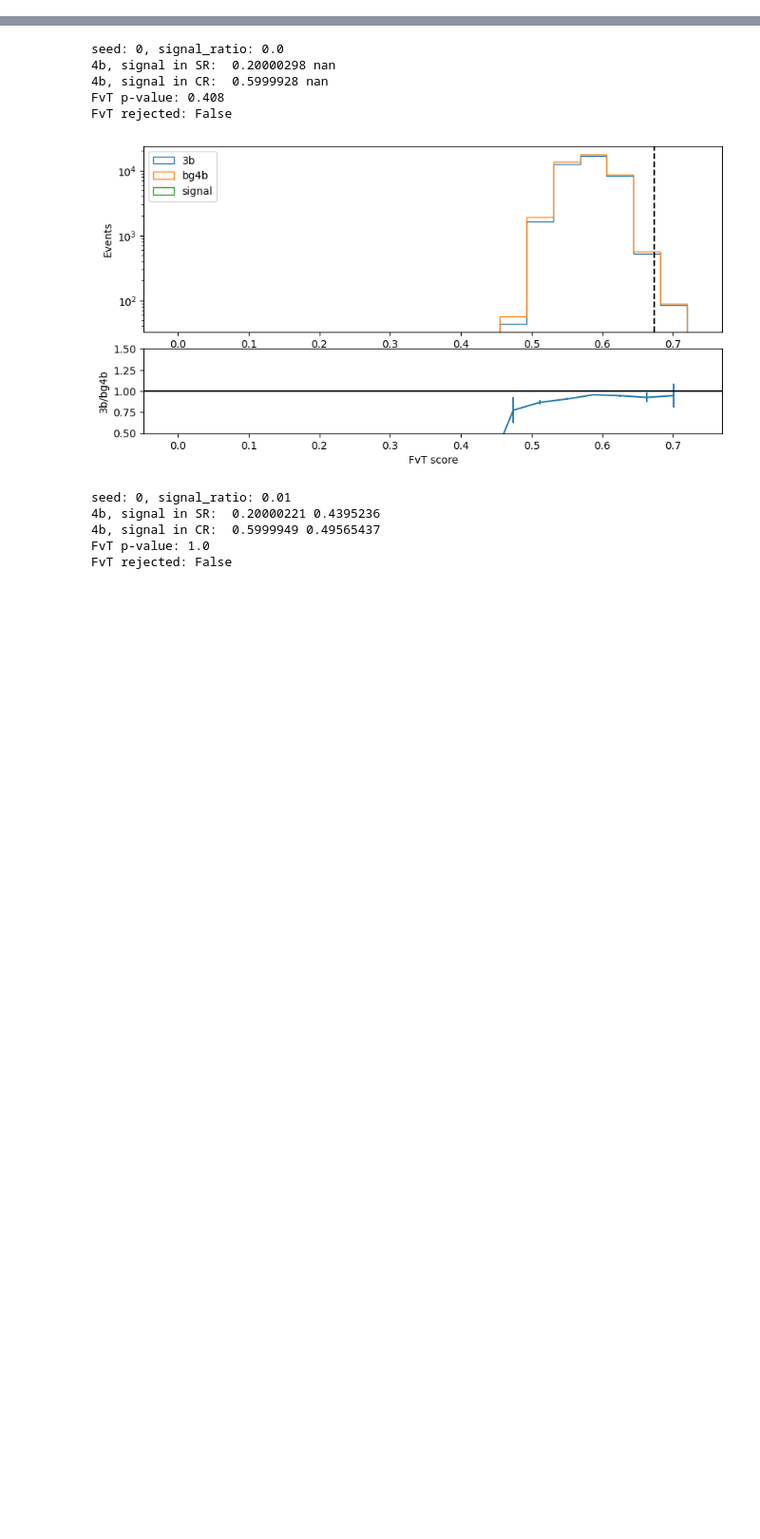
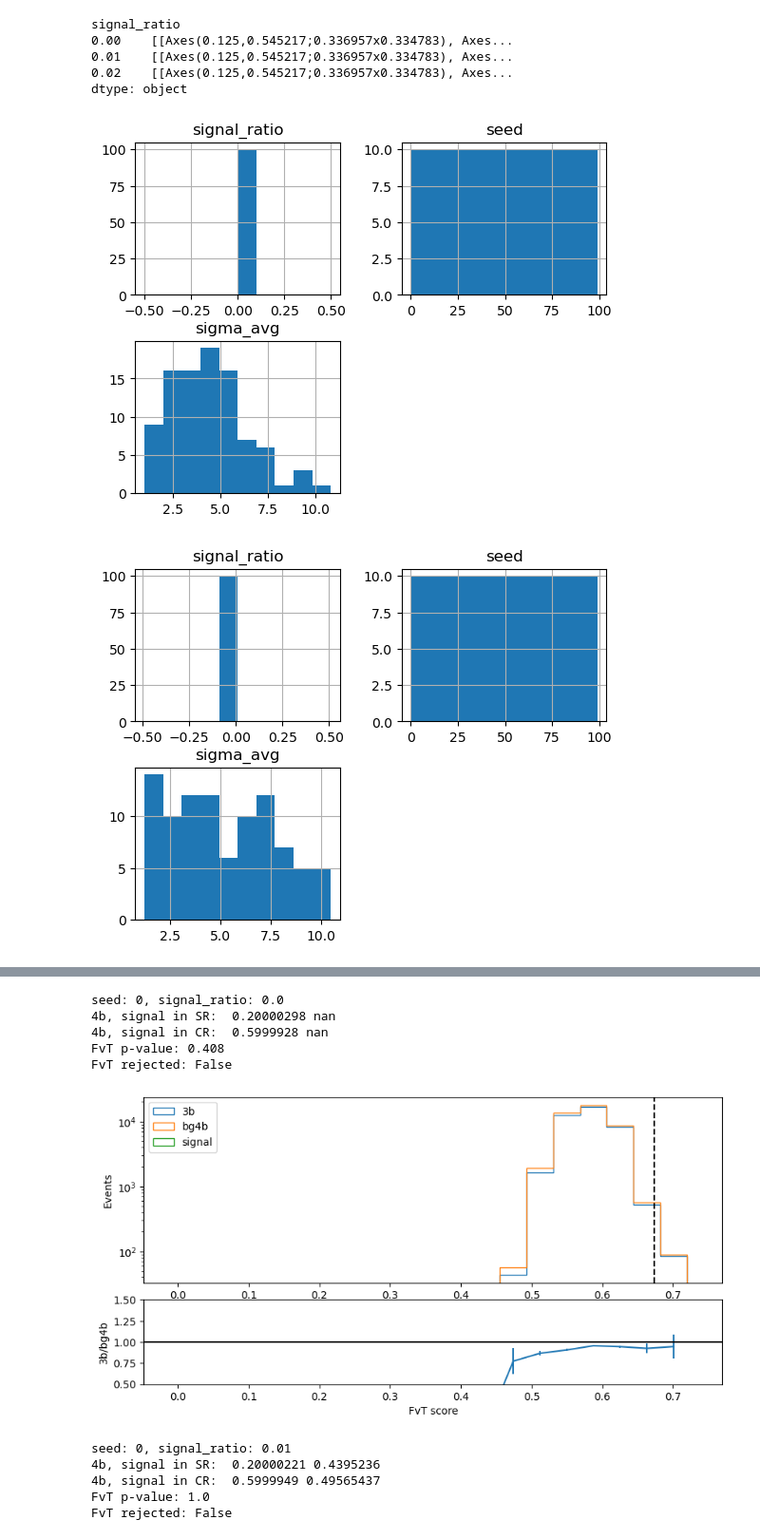
Before and after one commit to soheunyi/SRFinder, a Jupyter notebook: playground/counting_test_demo_1.ipynb, the cells around one changed output, grey strips where cells are left out. Shown at 95% size. Drawn from its saved outputs; the diff is of its cells as text; code cells hidden in the pictures; blank space fills up the shorter version.

```diff
--- a/playground/counting_test_demo_1.ipynb
+++ b/playground/counting_test_demo_1.ipynb
@@ -50,16 +50,17 @@ def events_from_scdinfo(scdinfo: SCDatasetInfo, features: list, signal_filename:
 
     return events
 
-def hist_events_by_labels(events: EventsData, bins, ax, **hist_kwargs):
-    ax.hist(events.fvt_score[events.is_3b],
+def hist_events_by_labels(events: EventsData, values: np.ndarray, bins, ax, **hist_kwargs):
+    assert len(values) == len(events)
+    ax.hist(values[events.is_3b],
                         bins=bins, histtype="step", label="3b",
                         weights=events.weights[events.is_3b],
                         **hist_kwargs)
-    ax.hist(events.fvt_score[events.is_bg4b],
+    ax.hist(values[events.is_bg4b],
                 bins=bins, histtype="step", label="bg4b",
                 weights=events.weights[events.is_bg4b],
                 **hist_kwargs)
-    ax.hist(events.fvt_score[events.is_signal],
+    ax.hist(values[events.is_signal],
                 bins=bins, histtype="step", label="signal",
                 weights=events.weights[events.is_signal],
                 **hist_kwargs)
@@ -85,0 +199,14 @@ n_3bs = np.unique([h["n_3b"] for h in existing_hparams])
+# %%
+tst_results_df = pd.DataFrame(tst_results)
+tst_results_df["sigma_avg"] = np.where(np.isinf(tst_results_df["sigma_avg"]), np.nan, tst_results_df["sigma_avg"])
+# %%
+tst_results_df.groupby("signal_ratio").mean()
+tst_results_df.groupby("signal_ratio").hist()
+# %% [output]
+signal_ratio
+0.00    [[Axes(0.125,0.545217;0.336957x0.334783), Axes...
+0.01    [[Axes(0.125,0.545217;0.336957x0.334783), Axes...
+0.02    [[Axes(0.125,0.545217;0.336957x0.334783), Axes...
+dtype: object
+[figure, added]
+[figure, added]
```
Also changed, not shown: parts of 2 cells of this notebook, 8 other files.
